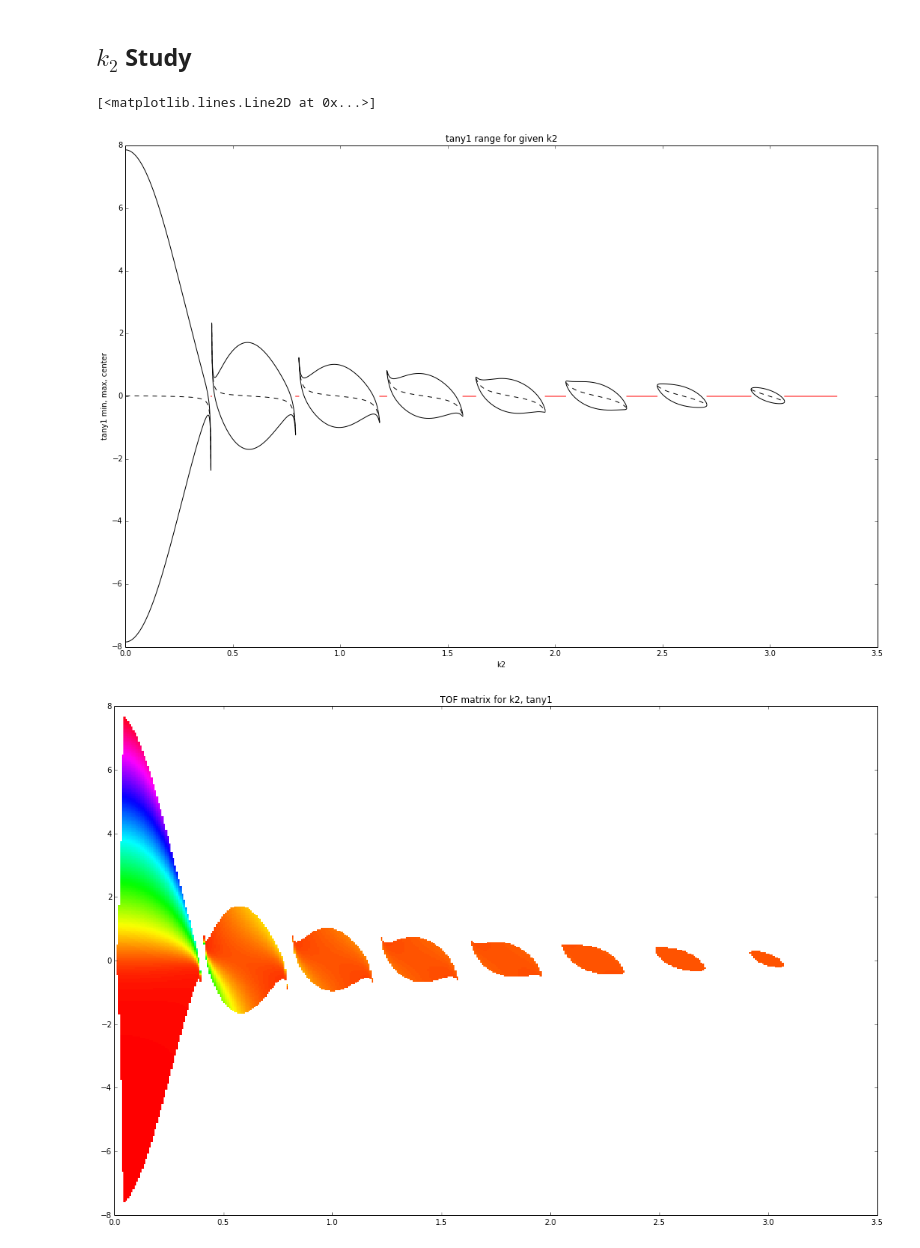
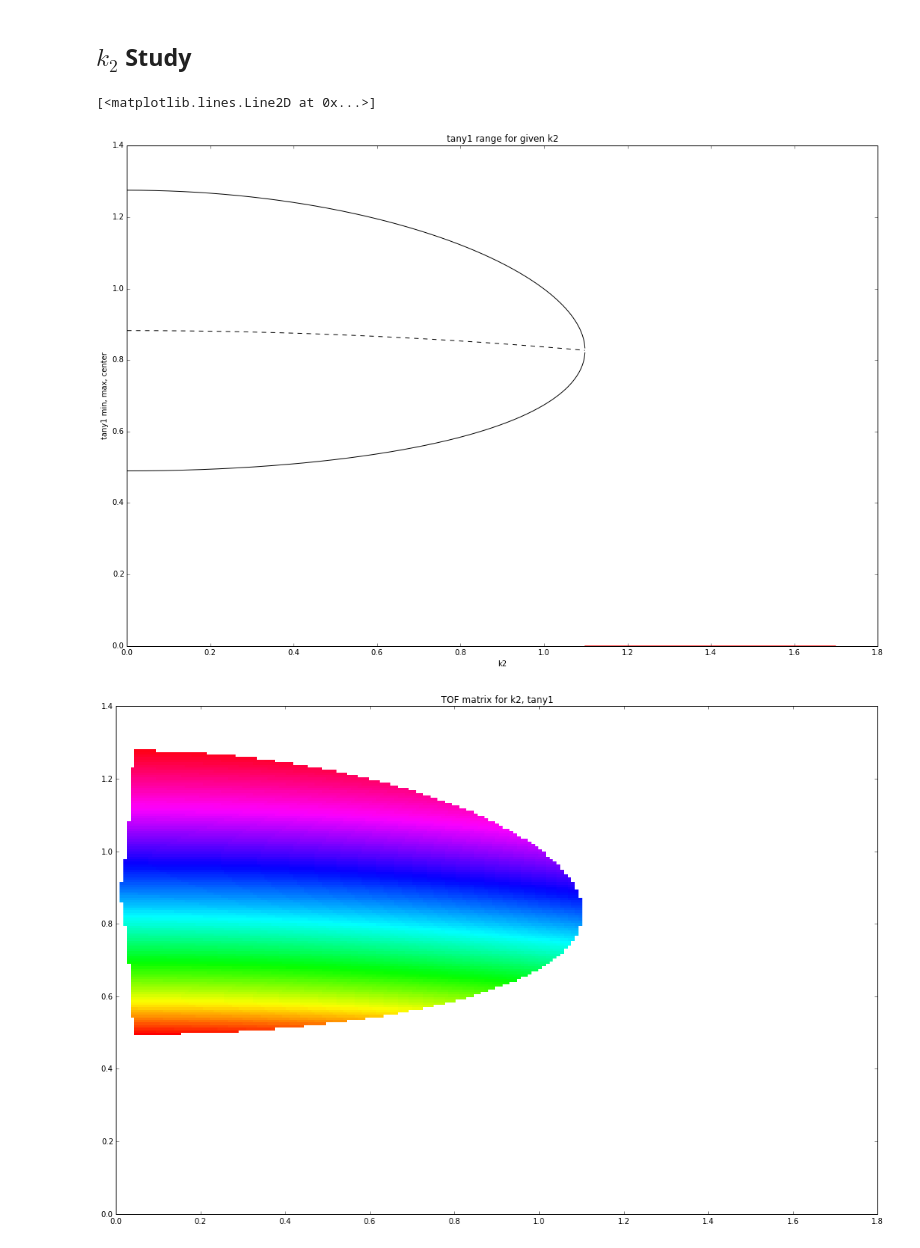
Before and after one commit to CainVelasquez/expsin, a Jupyter notebook: K2 Intervals.ipynb, the cells around one changed output. Drawn from its saved outputs; the diff is of its cells as text; code cells hidden in the pictures.

```diff
--- a/K2 Intervals.ipynb
+++ b/K2 Intervals.ipynb
@@ -10,6 +10,10 @@ from mpl_toolkits.mplot3d import Axes3D
 import math
 import numpy as np
 from ClassExpoSin import *
+# %%
+r1 = 1.0
+r2 = 2.0
+psi = 0.25*math.pi
 # %%
 def k2_simple_range(r1, r2):
     """The possible-k2 domain falls within this range."""
@@ -29,10 +33,6 @@ def tany1r(k2, r1, r2, psi):
     tany1max = k2/2 * (-logr1r2 / math.tan(k2*psi/2) + math.sqrt(delta))
     return (tany1min, tany1max, tany1mid)
 
-r1 = 1.0
-r2 = 1.2
-psi = 5*math.pi
-
 k2s = linspace(0.001, k2_simple_range(r1,r2)[1], 10000)
 xlabel('k2')
 ylabel('tany1 min, max, center')
@@ -45,35 +45,35 @@ plot(k2s, [tany1r(k2,r1,r2,psi)[1] for k2 in k2s], 'k')
 plot(k2s, [tany1r(k2,r1,r2,psi)[2] for k2 in k2s], 'k--')
 # %% [output]
 [<matplotlib.lines.Line2D at 0x...>]
-[figure, old version]
+[figure, new version]
 # %%
-k2s = linspace(0.001,k2_simple_range(r1,r2)[1],400)
-tany1s = linspace(-8.0,8.0,400)
+k2s = linspace(0.001,k2_simple_range(r1,r2)[1],200)
+tany1s = linspace(0.0,1.4,200)
 k2s, tany1s = meshgrid(k2s, tany1s)
 
 @np.vectorize
 def dt(k2, tany1):
     try:
         clss = ClassExpoSin(k2, r1, r2, psi)
         mintany1, maxtany1 = clss.tany1Range()
-        extinct = 0.99
+        extinct = 1.0
         if tany1 > maxtany1 * extinct or tany1 < mintany1 * extinct:
             return np.nan
         exps = clss.createExpoSin(tany1)
         return math.log(exps.dT(psi, 1.0))
     except:
         return np.nan
 
 dts = dt(k2s,tany1s)
 
 mdts = np.ma.array(dts, mask=np.isnan(dts))
 cmap = cm.hsv
 cmap.set_bad('w',1.0)
 
 fig = plt.figure()
 ax = fig.gca()
 ax.set_title('TOF matrix for k2, tany1')
 surf = ax.pcolor(k2s, tany1s, mdts, cmap=cmap, vmin=np.nanmin(dts), vmax=np.nanmax(dts))
 plt.show()
 # %% [output]
-[figure, old version]
+[figure, new version]
```
